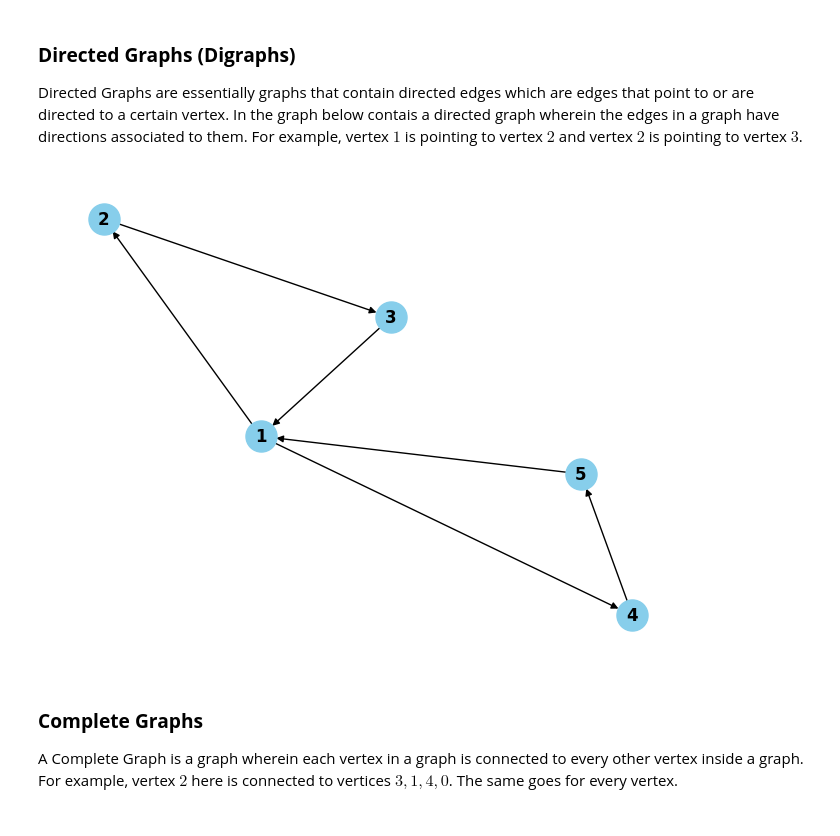
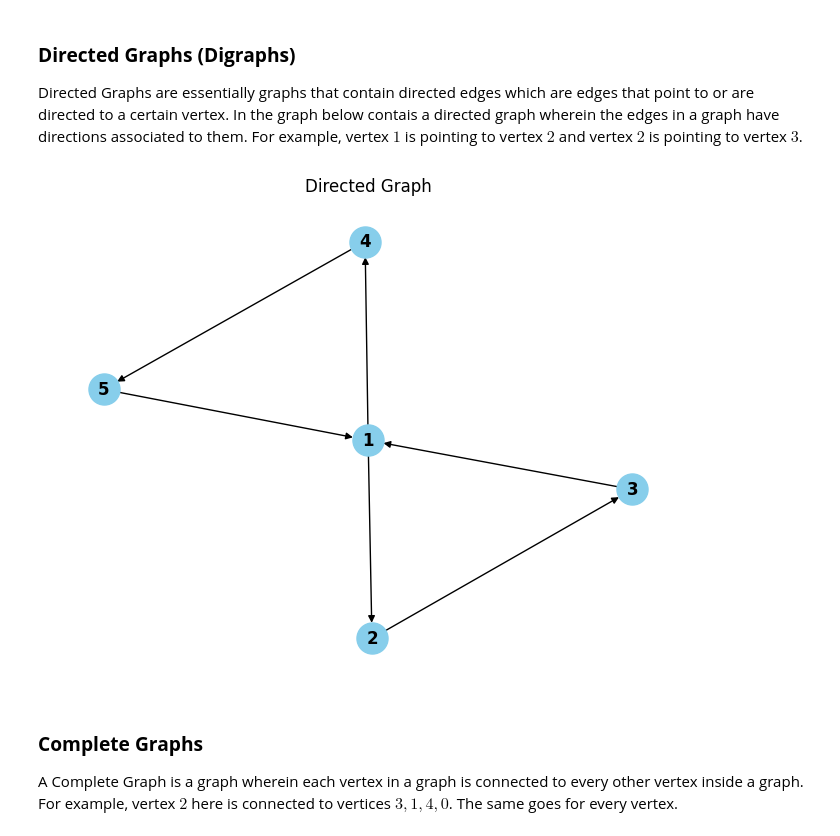
Before and after one commit to Snek-08/Discrete_Math_2_Roldan, a Jupyter notebook: Assignments/Lecture3.ipynb, the cells around one changed output. Saved outputs shown, nothing was run; the diff lists cells and outputs as text; code cells hidden in the pictures.

```diff
--- a/Assignments/Lecture3.ipynb
+++ b/Assignments/Lecture3.ipynb
@@ -31,15 +31,17 @@ Directed Graphs are essentially graphs that contain directed edges which are edg
 # %%
 import matplotlib.pyplot as plt
 import networkx as nx
 G = nx.DiGraph()
 
 G.add_nodes_from([1,2,3,4,5])
 edgelist = [(1,2),(2,3),(3,1),(1,4),(4,5),(5,1)]
 G.add_edges_from(edgelist)
 nx.draw(G, with_labels=True, node_color='skyblue', node_size=500, font_size=12, font_weight='bold')
+
+plt.title("Directed Graph")
 plt.show()
 # %% [output]
-[figure, old version]
+[figure, new version]
 # %% [markdown]
 ### **Complete Graphs**
 
```
Also changed, not shown: 1 other file.
